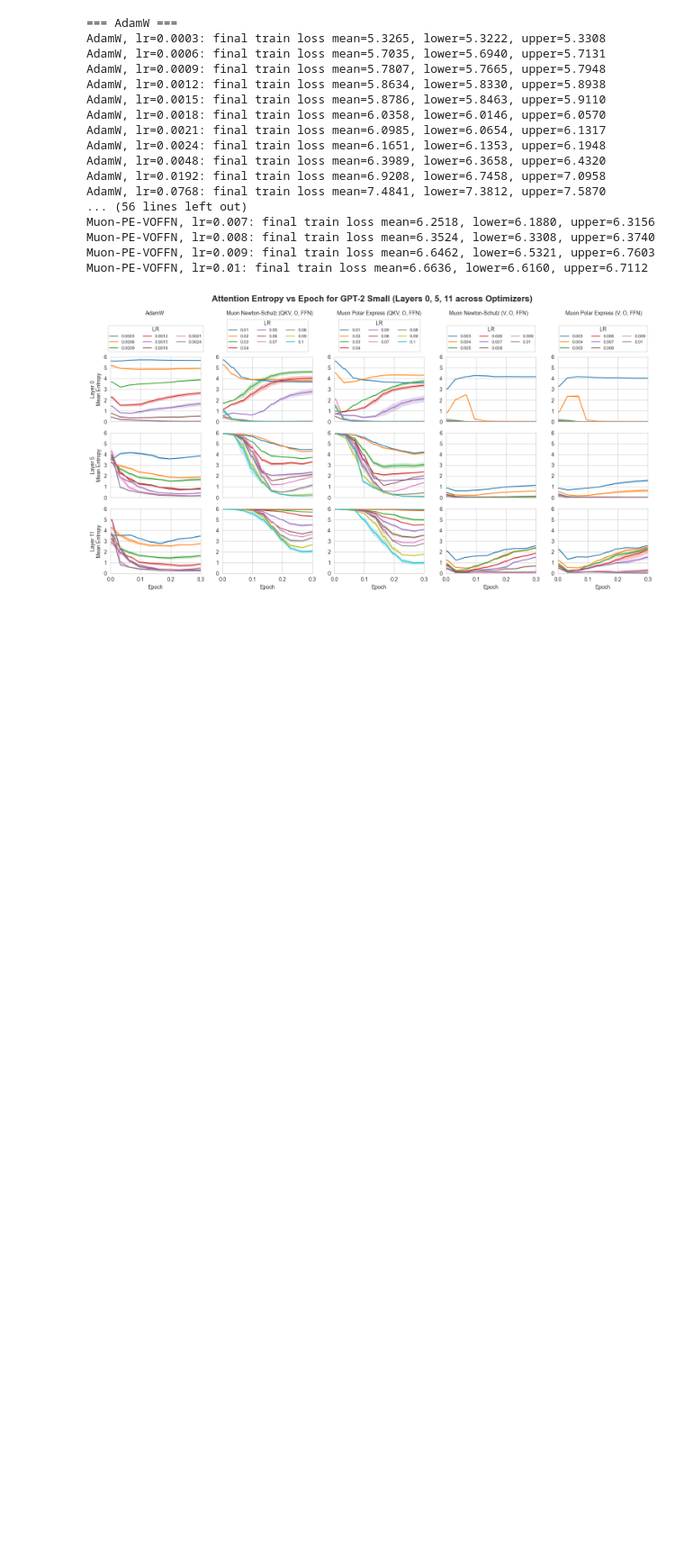
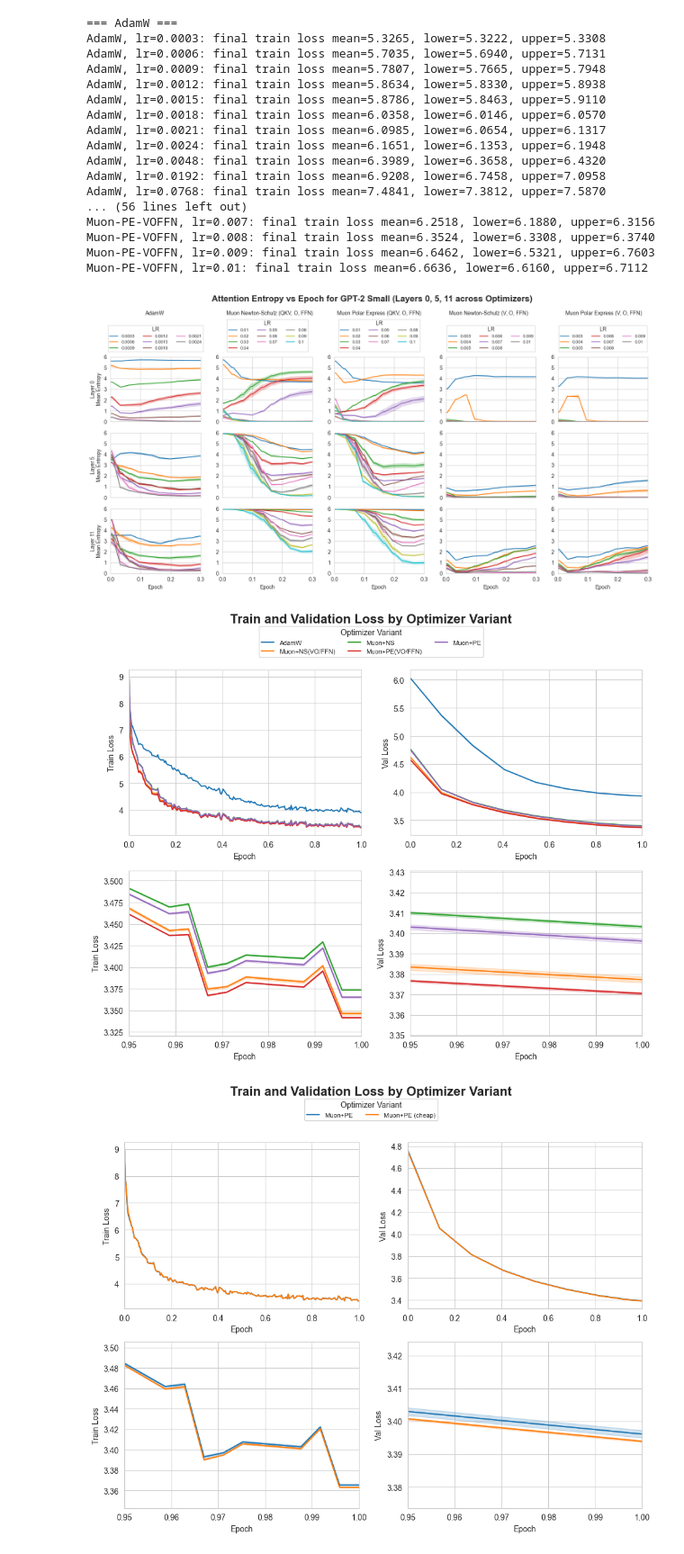
Before and after one commit to nraultwang/cs182-project, a Jupyter notebook: plotting/main.ipynb, the cells around one changed output. Shown at 90% size. Saved outputs shown, nothing was run; the diff lists cells and outputs as text; code cells hidden in the pictures; blank space fills up the shorter version.

Commit message:
plots

```diff
--- a/plotting/main.ipynb
+++ b/plotting/main.ipynb
@@ -1990,3 +1992,56 @@ plot_layers_for_category(
     use_cache=True,
     print_end_stats=True,
 )
+# %%
+# Custom variant-filtered loss plots for paper figures
+
+from contextlib import contextmanager
+
+@contextmanager
+def _temporary_variants(temp_variants):
+    """Temporarily override CANONICAL_VARIANTS while plotting.
+
+    This lets us reuse plot_full_and_zoomed_variants with different
+    subsets of variants, without changing its implementation.
+    """
+    global CANONICAL_VARIANTS
+    old_variants = CANONICAL_VARIANTS
+    try:
+        CANONICAL_VARIANTS = list(temp_variants)
+        yield
+    finally:
+        CANONICAL_VARIANTS = old_variants
+
+# 1) Full vs zoomed variants, excluding Muon+PE (cheap) and Muon+PE (split)
+_base_variants = [
+    v
+    for v in CANONICAL_VARIANTS
+    if v not in ("Muon+PE (cheap)", "Muon+PE (split)")
+]
+with _temporary_variants(_base_variants):
+    plot_full_and_zoomed_variants(
+        zoom_window=(0.95, 1.0),
+        epoch_max=1.0,
+        include_split=False,
+    )
+
+# 2) Full vs zoomed variants, only Muon+PE and Muon+PE (cheap)
+_pe_and_cheap = ["Muon+PE", "Muon+PE (cheap)"]
+with _temporary_variants(_pe_and_cheap):
+    plot_full_and_zoomed_variants(
+        zoom_window=(0.95, 1.0),
+        epoch_max=1.0,
+        include_split=True,
+    )
+
+# 3) Muon+PE family: Muon+PE, Muon+PE(VO/FFN), and Muon+PE (split)
+_pe_family = ["Muon+PE", "Muon+PE(VO/FFN)", "Muon+PE (split)"]
+with _temporary_variants(_pe_family):
+    plot_full_and_zoomed_variants(
+        zoom_window=(0.95, 1.0),
+        epoch_max=1.0,
+        include_split=True,
+    )
+# %% [output]
+[figure, added]
+[figure, added]
```
Also changed, not shown: parts of 2 cells of this notebook, 3 other files.
